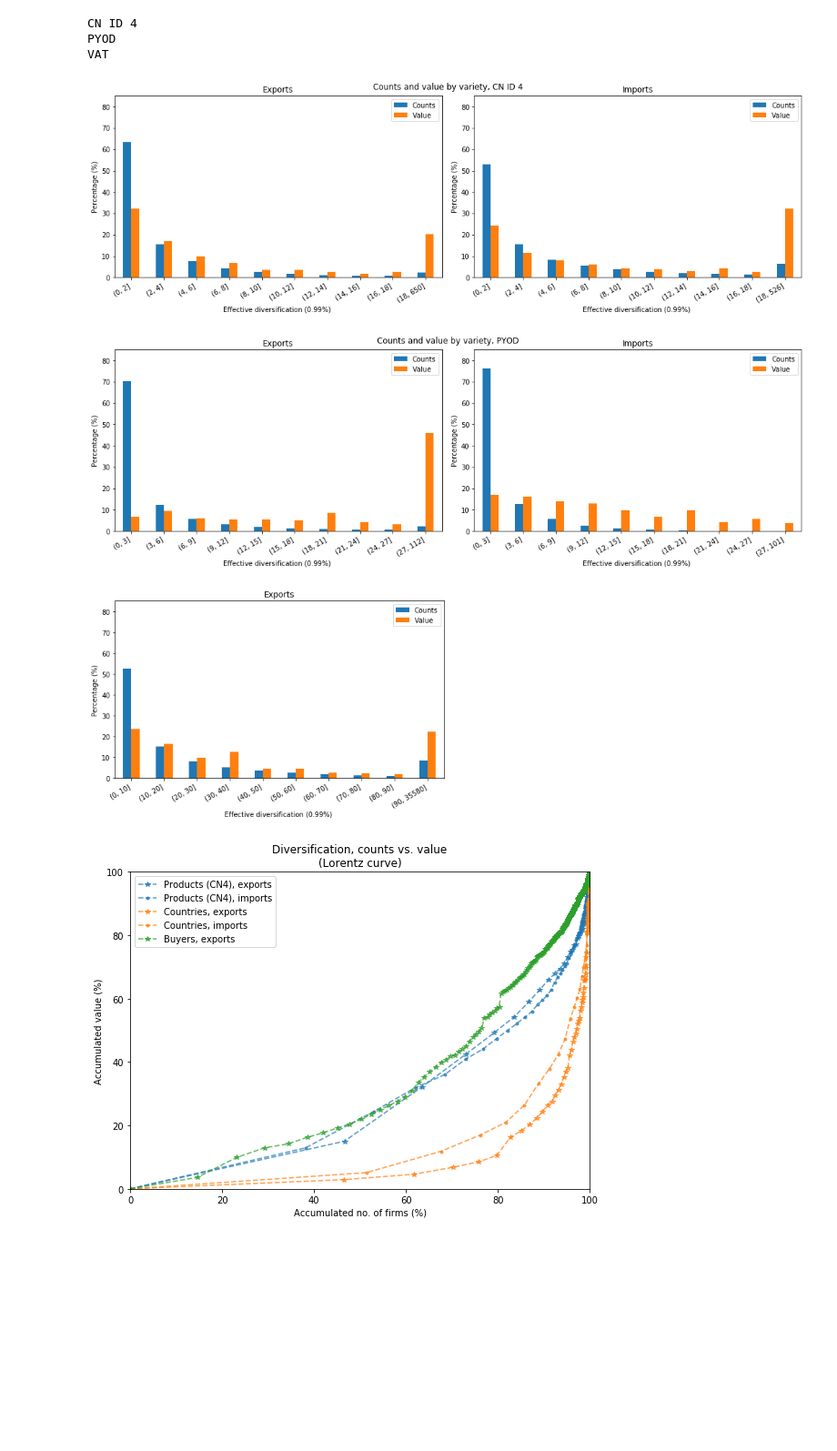
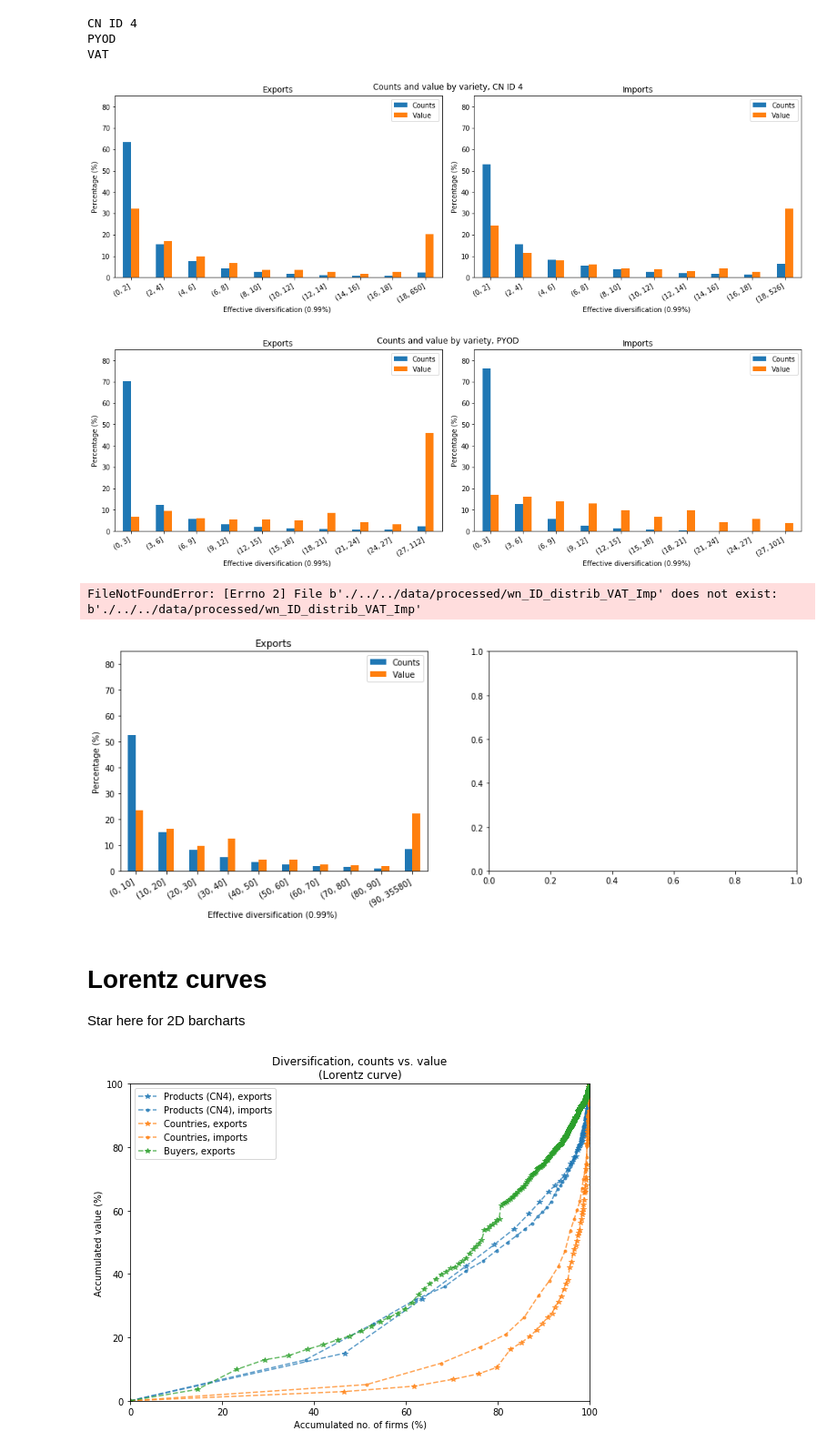
Before and after one commit to matuteiglesias/French_exports_bkp, a Jupyter notebook: code/notebooks/Effective diversity.ipynb, the cells around one changed output. Shown at 91% size. Saved outputs shown, nothing was run; the diff lists cells and outputs as text; code cells hidden in the pictures; blank space fills up the shorter version.

```diff
--- a/code/notebooks/Effective diversity.ipynb
+++ b/code/notebooks/Effective diversity.ipynb
@@ -190,8 +190,7 @@ for j, col in enumerate(['CN ID 4', 'PYOD', 'VAT']):
     for i in [0, 1]:
         ax = axs[i]
 
-        wn_ID_distrib = wn_ID_distrib_list[j][i]
-#         wn_ID_distrib = pd.read_csv('./../../data/processed/wn_ID_distrib_'+col.replace(' ','_')+'_'+['Exp', 'Imp'][i])
+#         wn_ID_distrib = wn_ID_distrib_list[j][i]
 
         ax.set_title(['Exports', 'Imports'][i])
 
@@ -200,6 +199,7 @@ for j, col in enumerate(['CN ID 4', 'PYOD', 'VAT']):
             ax.set_title('')
 
         else:
+            wn_ID_distrib = pd.read_csv('./../../data/processed/wn_ID_distrib_'+col.replace(' ','_')+'_'+['Exp', 'Imp'][i])
             nunique_cols = []
             for cut in [.9, .99, .999]:
                 count = wn_ID_distrib.loc[(wn_ID_distrib.cdf_ID < cut)].groupby('ID')[[col]].count()
@@ -211,35 +211,39 @@ for j, col in enumerate(['CN ID 4', 'PYOD', 'VAT']):
 
             nunique = wn_ID_distrib.groupby('ID')[[col]].nunique(); nunique.columns = ['nunique']
 
             ID_sum = wn_ID_distrib.groupby('ID')[['VART']].sum()
 
             effective_divers = pd.concat([ID_sum, nunique, effective_nunique], axis = 1).fillna(1).astype(int)
 
             clip = [20, 30, 100][j]
             effective_divers = pd.concat([ID_sum, nunique.clip(0, clip), effective_nunique.clip(0, clip)], axis = 1).fillna(1).astype(int)
 
             cut_col = 0.99
             bins = pd.cut(effective_divers[cut_col], np.arange(0, clip + clip/10, clip/10))
             distrib_of_nunique = effective_divers.groupby(bins)[['VART']].agg(['count', 'sum'])
             distrib_of_nunique_pct = 100*distrib_of_nunique/distrib_of_nunique.sum()
             distrib_of_nunique_pct.plot(kind = 'bar', ax = ax)
             lbs = ['(%d, %d]'%(edges.left, edges.right) for edges in distrib_of_nunique.index]
             lbs[-1] = lbs[-1].split(',')[0]+', '+str(int(effective_nunique[cut_col].max()))+']' # fix last one
             ax.set_xticklabels(lbs, rotation = 30, ha = 'right')
             ax.set_xlabel('Effective diversification (' + str(cut_col) + '%) ')
             ax.set_ylabel('Percentage (%)')
             ax.set_ylim(0, 85)
             ax.legend(['Counts', 'Value'])
 
 #         info_list += [info]
 
-    plt.savefig('./../../../thesis_writing/figures/effective_divers_'+col+'.png', dpi = 300, bbox_inches="tight")
+    plt.savefig('./../../../thesis_writing/figures/effective_divers_'+col.replace(' ', '_')+'.png', dpi = 300, bbox_inches="tight")
     plt.tight_layout()
     plt.show()
 # %% [output]
 [figure]
 [figure]
+FileNotFoundError: [Errno 2] File b'./../../data/processed/wn_ID_distrib_VAT_Imp' does not exist: b'./../../data/processed/wn_ID_distrib_VAT_Imp'
-[figure, old version]
+[figure, new version]
+# %% [markdown]
+# Lorentz curves
+Star here for 2D barcharts
 # %%
 
 fig, axs = plt.subplots(1, figsize = (8, 6))
```
Also changed, not shown: parts of 8 cells of this notebook, 4 other files.
